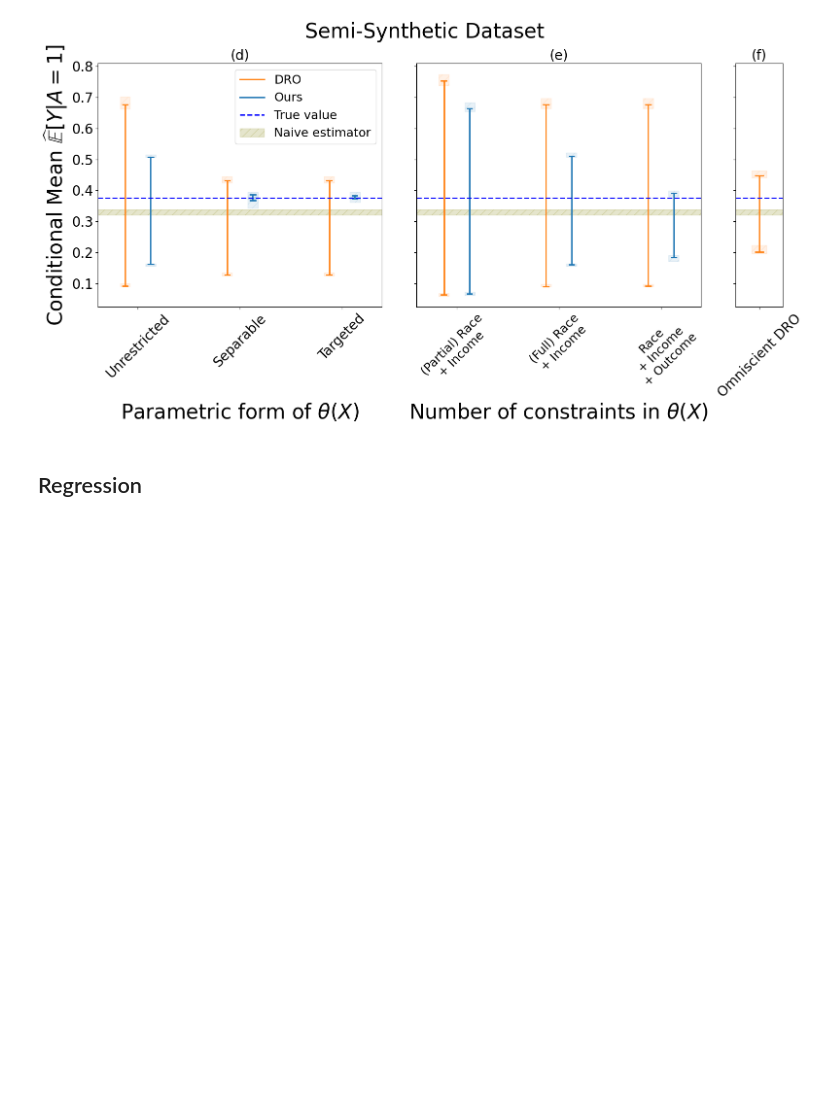
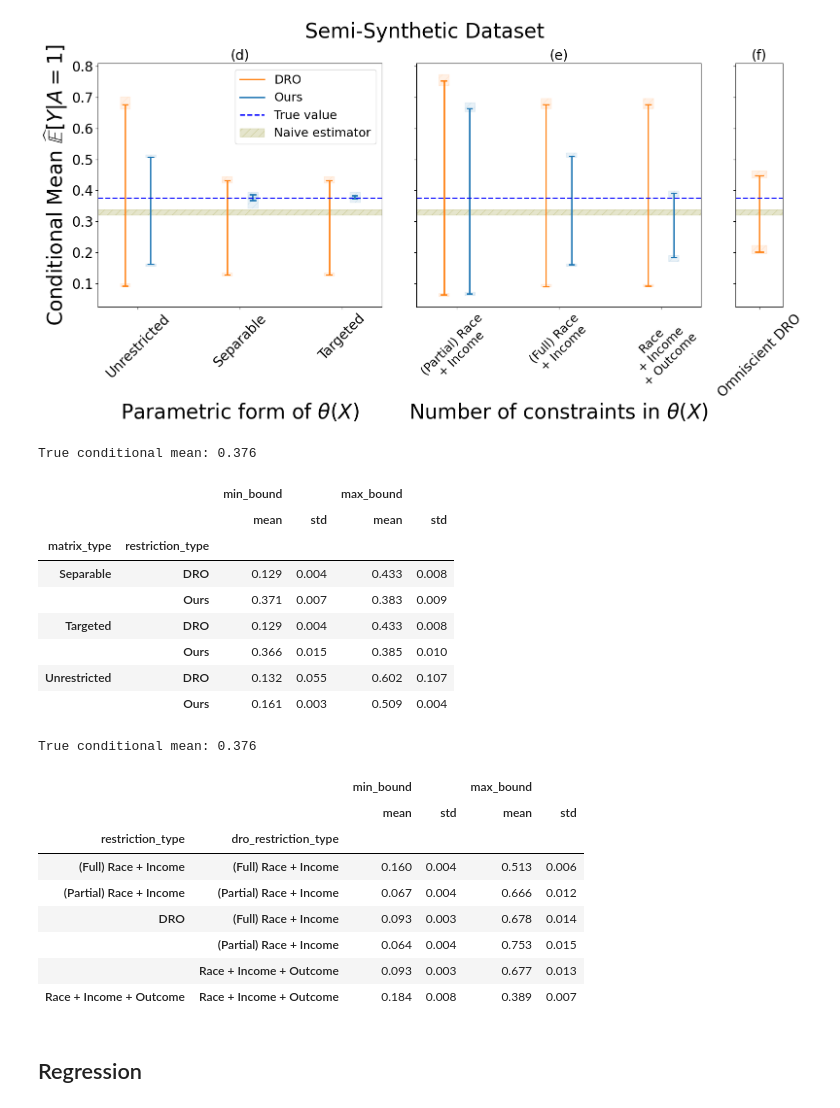
Before and after one commit to secg5/inference_contrained_distribution_shift, a Jupyter notebook: plotting/paper_plots.ipynb, the cells around one changed output. Drawn from its saved outputs; the diff is of its cells as text; code cells hidden in the pictures; blank space fills up the shorter version.

```diff
--- a/plotting/paper_plots.ipynb
+++ b/plotting/paper_plots.ipynb
@@ -57,14 +109,14 @@ fig.savefig("../synthetic_conditional_mean.png", bbox_inches="tight", dpi=300)
 fig, ax = plt.subplots(ncols=3, figsize=(16, 8), sharey=True, width_ratios=[6, 6, 1])
 
 
-utils.generate_theta_plots_1_2_3(
+plotting_df_123 = utils.generate_theta_plots_1_2_3(
     base_path="../experiment_artifacts/",
     timestamp_ours="semisynthetic_123",
     timestamp_dro="semisynthetic_123_DRO",
     ax=ax[0],
 )
 
-utils.generate_theta_plots_4_5_6(
+plotting_df_456 = utils.generate_theta_plots_4_5_6(
     base_path="../experiment_artifacts/",
     timestamp_ours="semisynthetic_456",
     timestamp_dro="semisynthetic_456_DRO",
@@ -94,6 +146,58 @@ fig.suptitle("Semi-Synthetic Dataset", fontsize=30, y=1.05)
 fig.savefig("../semisynthetic_conditional_mean.png", bbox_inches="tight", dpi=300)
 # %% [output]
 [figure]
+# %%
+print(f"True conditional mean: {plotting_df_123['true_conditional_mean'].mean():.3f}")
+display(
+    plotting_df_123.replace(
+        {
+            "Nx12": "Unrestricted",
+            "Nx6": "Separable",
+            "Nx8": "Targeted",
+            "DRO_worst_case": "DRO",
+            "count": "Ours",
+        }
+    )
+    .groupby(["matrix_type", "restriction_type"])[["min_bound", "max_bound"]]
+    .agg(["mean", "std"])
+    .round(3)
+)
+
+print(f"True conditional mean: {plotting_df_456['true_conditional_mean'].mean():.3f}")
+display(
+    plotting_df_456.replace(
+        {
+            "DRO_worst_case": "DRO",
+            "count_minus": "(Partial) Race + Income",
+            "count": "(Full) Race + Income",
+            "count_plus": "Race + Income + Outcome",
+        }
+    )
+    .groupby(["restriction_type", "dro_restriction_type"])[["min_bound", "max_bound"]]
+    .agg(["mean", "std"])
+    .round(3)
+)
+# %% [output]
+True conditional mean: 0.376
+|  |  | min_bound |  | max_bound |  |
+|  |  | mean | std | mean | std |
+| matrix_type | restriction_type |  |  |  |  |
+| Separable | DRO | 0.129 | 0.004 | 0.433 | 0.008 |
+|  | Ours | 0.371 | 0.007 | 0.383 | 0.009 |
+| Targeted | DRO | 0.129 | 0.004 | 0.433 | 0.008 |
+|  | Ours | 0.366 | 0.015 | 0.385 | 0.010 |
+| Unrestricted | DRO | 0.132 | 0.055 | 0.602 | 0.107 |
+|  | Ours | 0.161 | 0.003 | 0.509 | 0.004 |
+True conditional mean: 0.376
+|  |  | min_bound |  | max_bound |  |
+|  |  | mean | std | mean | std |
+| restriction_type | dro_restriction_type |  |  |  |  |
+| (Full) Race + Income | (Full) Race + Income | 0.160 | 0.004 | 0.513 | 0.006 |
+| (Partial) Race + Income | (Partial) Race + Income | 0.067 | 0.004 | 0.666 | 0.012 |
+| DRO | (Full) Race + Income | 0.093 | 0.003 | 0.678 | 0.014 |
+|  | (Partial) Race + Income | 0.064 | 0.004 | 0.753 | 0.015 |
+|  | Race + Income + Outcome | 0.093 | 0.003 | 0.677 | 0.013 |
+| Race + Income + Outcome | Race + Income + Outcome | 0.184 | 0.008 | 0.389 | 0.007 |
 # %% [markdown]
 ## Regression
 # %%
```
Also changed, not shown: parts of 6 cells of this notebook, 1 other file.
